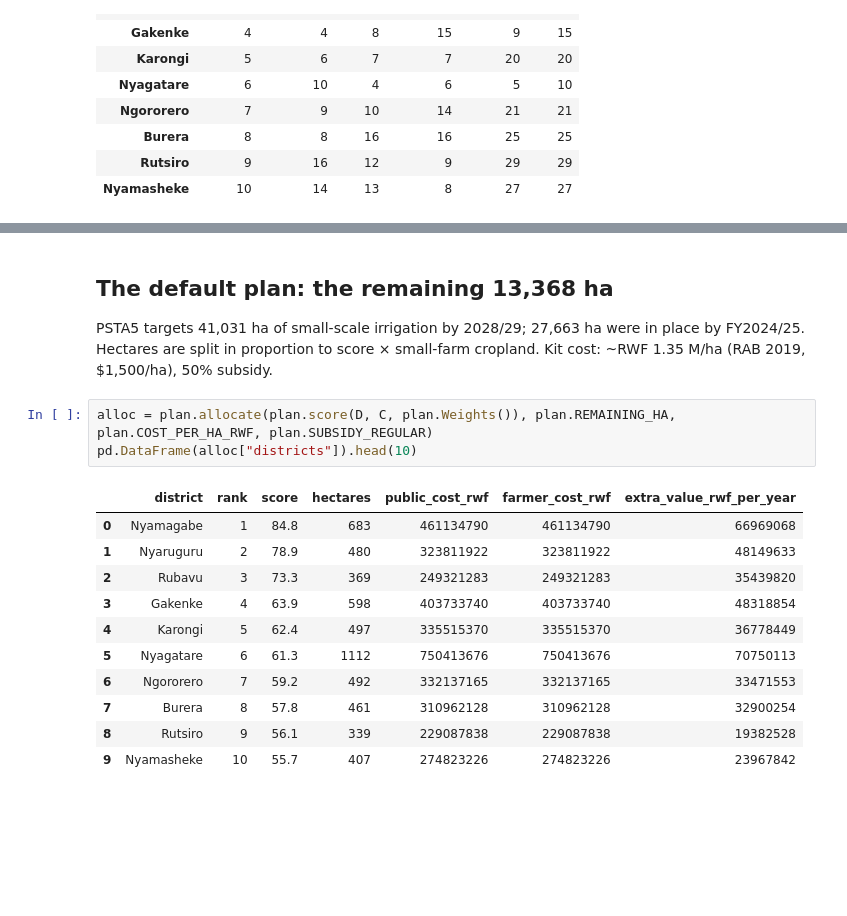
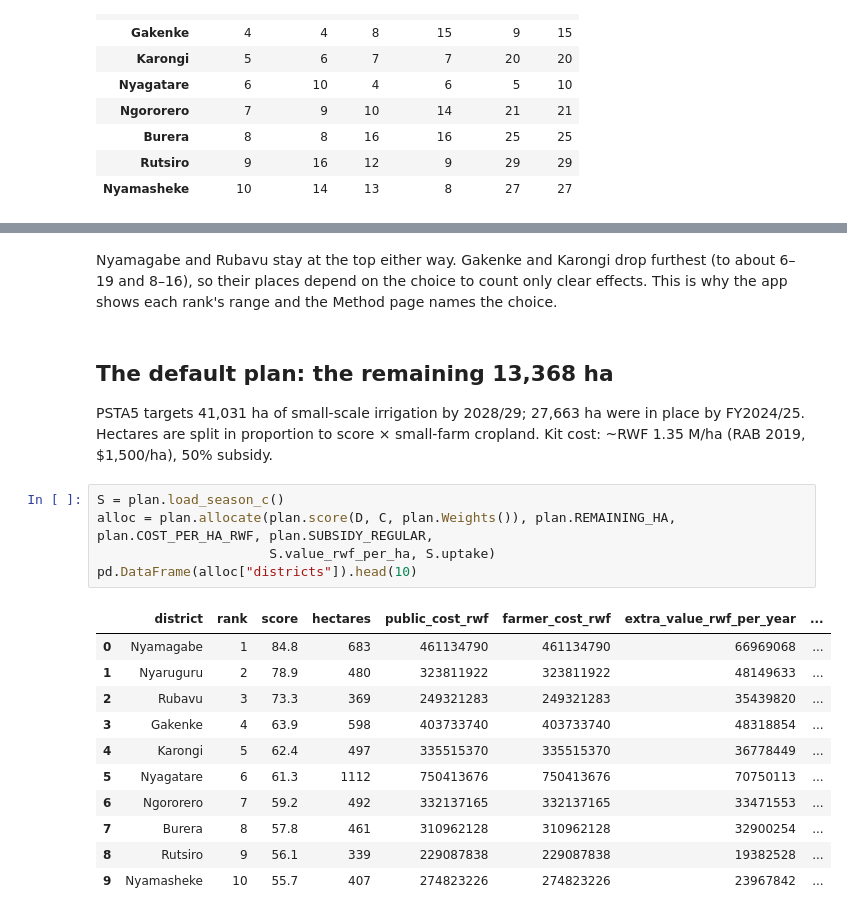
Before and after one commit to thepreakerebi/kuhira, a Jupyter notebook: notebooks/06_district_scores.ipynb, the cells around one changed output, grey strips where cells are left out. Cells and saved outputs as stored; diff of their text form; blank space fills up the shorter version.

Commit message:
Value the dry-season harvest from SAS Season C and measure how firmly each district holds its rank

```diff
--- a/notebooks/05_district_scores.ipynb
+++ b/notebooks/06_district_scores.ipynb
@@ -125,22 +178,28 @@ ranks.assign(worst=ranks.max(axis=1)).sort_values("default").head(10)
+# %% [markdown]
+Nyamagabe and Rubavu stay at the top either way. Gakenke and Karongi drop furthest (to about 6–19 and 8–16), so
+their places depend on the choice to count only clear effects. This is why the app shows each rank's range and the
+Method page names the choice.
 # %% [markdown]
 ## The default plan: the remaining 13,368 ha
 PSTA5 targets 41,031 ha of small-scale irrigation by 2028/29; 27,663 ha were in place by FY2024/25. Hectares are
 split in proportion to score × small-farm cropland. Kit cost: ~RWF 1.35 M/ha (RAB 2019, $1,500/ha), 50% subsidy.
 # %%
-alloc = plan.allocate(plan.score(D, C, plan.Weights()), plan.REMAINING_HA, plan.COST_PER_HA_RWF, plan.SUBSIDY_REGULAR)
+S = plan.load_season_c()
+alloc = plan.allocate(plan.score(D, C, plan.Weights()), plan.REMAINING_HA, plan.COST_PER_HA_RWF, plan.SUBSIDY_REGULAR,
+                      S.value_rwf_per_ha, S.uptake)
 pd.DataFrame(alloc["districts"]).head(10)
 # %% [output]
-|  | district | rank | score | hectares | public_cost_rwf | farmer_cost_rwf | extra_value_rwf_per_year |
-| 0 | Nyamagabe | 1 | 84.8 | 683 | 461134790 | 461134790 | 66969068 |
-| 1 | Nyaruguru | 2 | 78.9 | 480 | 323811922 | 323811922 | 48149633 |
-| 2 | Rubavu | 3 | 73.3 | 369 | 249321283 | 249321283 | 35439820 |
-| 3 | Gakenke | 4 | 63.9 | 598 | 403733740 | 403733740 | 48318854 |
-| 4 | Karongi | 5 | 62.4 | 497 | 335515370 | 335515370 | 36778449 |
-| 5 | Nyagatare | 6 | 61.3 | 1112 | 750413676 | 750413676 | 70750113 |
-| 6 | Ngororero | 7 | 59.2 | 492 | 332137165 | 332137165 | 33471553 |
-| 7 | Burera | 8 | 57.8 | 461 | 310962128 | 310962128 | 32900254 |
-| 8 | Rutsiro | 9 | 56.1 | 339 | 229087838 | 229087838 | 19382528 |
-| 9 | Nyamasheke | 10 | 55.7 | 407 | 274823226 | 274823226 | 23967842 |
+|  | district | rank | score | hectares | public_cost_rwf | farmer_cost_rwf | extra_value_rwf_per_year | ... |
+| 0 | Nyamagabe | 1 | 84.8 | 683 | 461134790 | 461134790 | 66969068 | ... |
+| 1 | Nyaruguru | 2 | 78.9 | 480 | 323811922 | 323811922 | 48149633 | ... |
+| 2 | Rubavu | 3 | 73.3 | 369 | 249321283 | 249321283 | 35439820 | ... |
+| 3 | Gakenke | 4 | 63.9 | 598 | 403733740 | 403733740 | 48318854 | ... |
+| 4 | Karongi | 5 | 62.4 | 497 | 335515370 | 335515370 | 36778449 | ... |
+| 5 | Nyagatare | 6 | 61.3 | 1112 | 750413676 | 750413676 | 70750113 | ... |
+| 6 | Ngororero | 7 | 59.2 | 492 | 332137165 | 332137165 | 33471553 | ... |
+| 7 | Burera | 8 | 57.8 | 461 | 310962128 | 310962128 | 32900254 | ... |
+| 8 | Rutsiro | 9 | 56.1 | 339 | 229087838 | 229087838 | 19382528 | ... |
+| 9 | Nyamasheke | 10 | 55.7 | 407 | 274823226 | 274823226 | 23967842 | ... |
 # %%
 t = alloc["totals"]
 pd.Series({"hectares": f"{t['hectares']:,}", "public cost (RWF bn)": round(t["public_cost_rwf"] / 1e9, 1),
```
Also changed, not shown: parts of 9 cells of this notebook, 12 other files.
